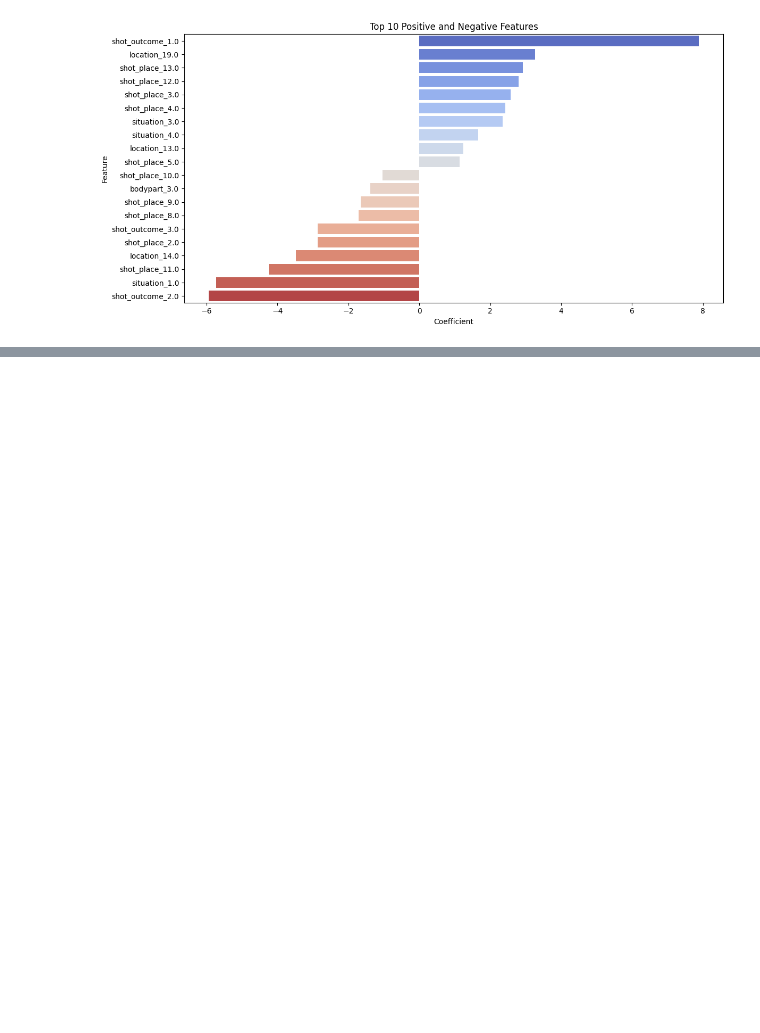
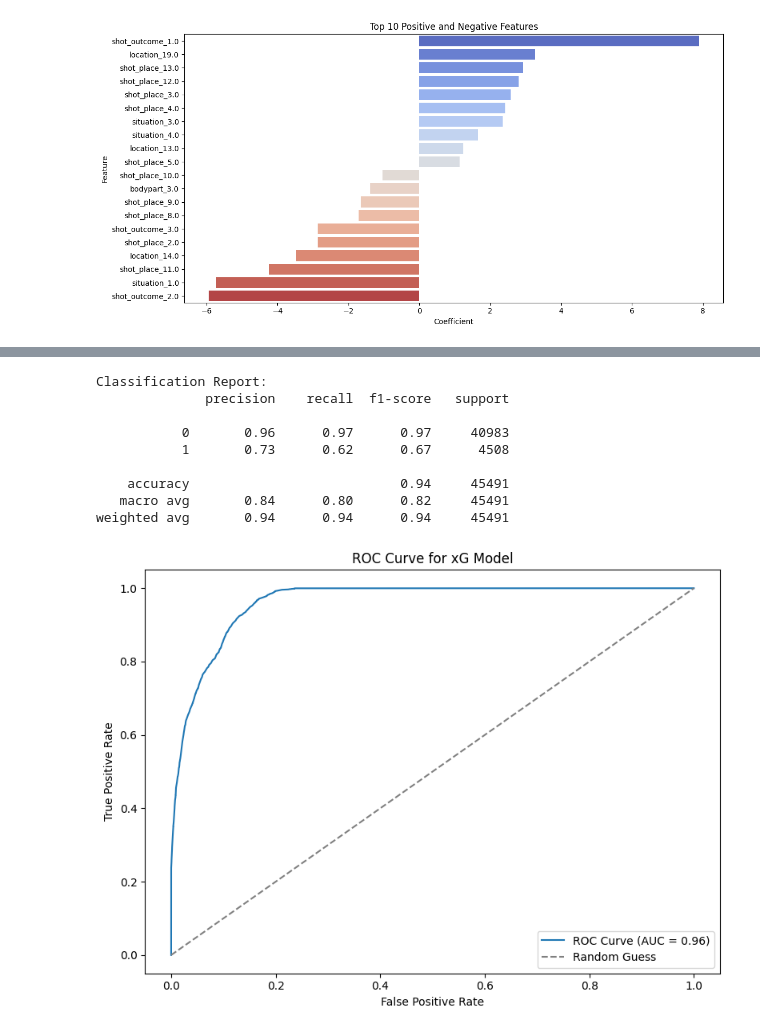
Before and after one commit to damianfraser/football-match-analysis, a Jupyter notebook: xg_model_project.ipynb, the cells around one changed output, grey strips where cells are left out. Saved outputs shown, nothing was run; the diff lists cells and outputs as text; code cells hidden in the pictures; blank space fills up the shorter version.

Commit message:
starting section 4, finished code for ROC curve but need to write about it

```diff
--- a/xg_model_project.ipynb
+++ b/xg_model_project.ipynb
@@ -142,7 +142,7 @@ categorical_columns = ['location', 'shot_place', 'shot_outcome', 'bodypart',
 preprocessor = ColumnTransformer(
     transformers=[
         ('cat', OneHotEncoder(), categorical_columns)
-    ], remainder='passthrough'
+    ], remainder='passthrough', force_int_remainder_cols=False
 )
 xg_model = Pipeline(steps=[
     ('preprocessor', preprocessor),
@@ -285,0 +289,28 @@ Passing `palette` without assigning `hue` is deprecated and will be removed in v
+# %%
+y_pred = xg_model.predict(X_test)
+y_pred_prob = xg_model.predict_proba(X_test)[:, 1]
+
+print("Classification Report:")
+print(classification_report(y_test, y_pred))
+
+fpr, tpr, thresholds = roc_curve(y_test, y_pred_prob)
+plt.figure(figsize=(8, 6))
+plt.plot(fpr, tpr, label="ROC Curve (AUC = {:.2f})".format(roc_auc_score(y_test, y_pred_prob)))
+plt.plot([0, 1], [0, 1], linestyle='--', color='gray', label="Random Guess")
+plt.title("ROC Curve for xG Model")
+plt.xlabel("False Positive Rate")
+plt.ylabel("True Positive Rate")
+plt.legend(loc="lower right")
+plt.tight_layout()
+plt.show()
+# %% [output]
+Classification Report:
+              precision    recall  f1-score   support
+
+           0       0.96      0.97      0.97     40983
+           1       0.73      0.62      0.67      4508
+
+    accuracy                           0.94     45491
+   macro avg       0.84      0.80      0.82     45491
+weighted avg       0.94      0.94      0.94     45491
+[figure, added]
```
Also changed, not shown: parts of 4 cells of this notebook.
